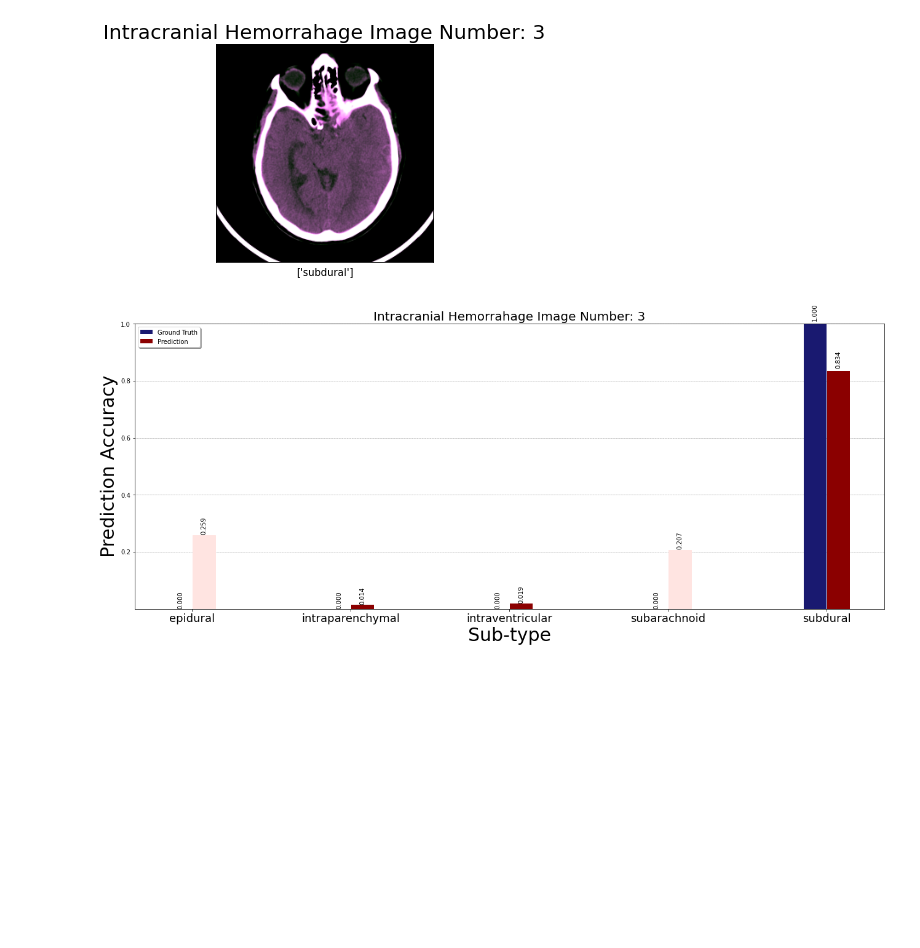
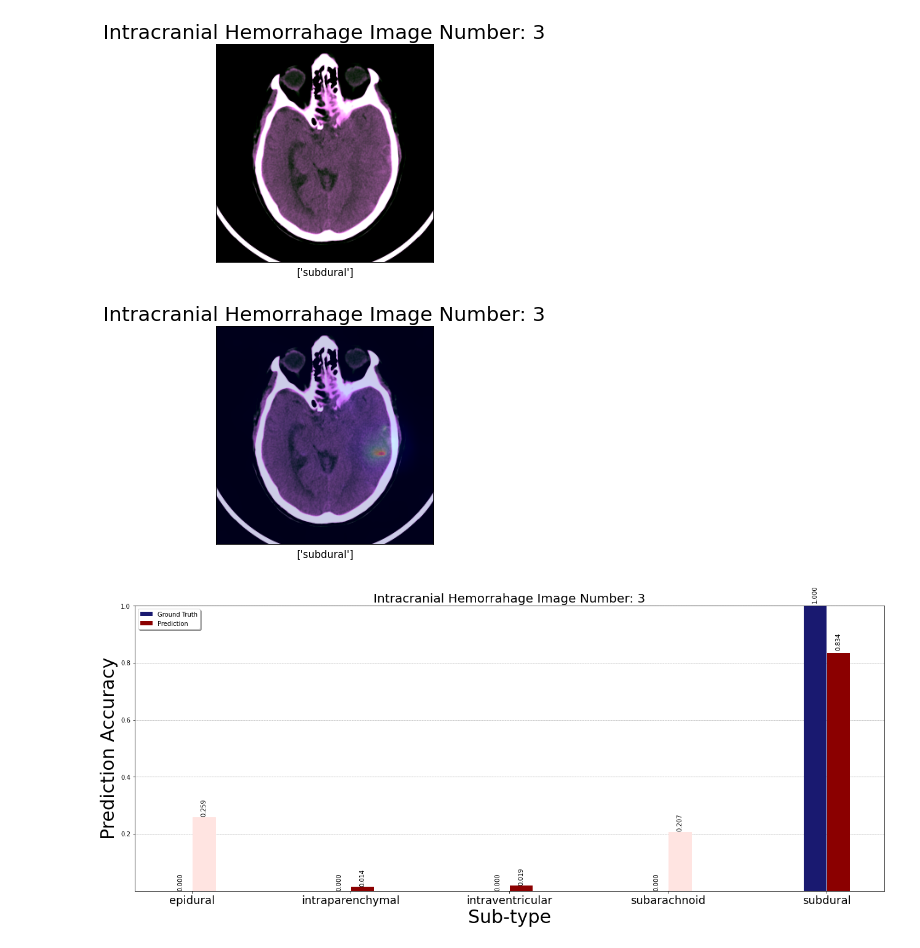
Before and after one commit to yebiny/Diagnosis-brain-CTimages, a Jupyter notebook: 6-CAM/Visualization_2.ipynb, the cells around one changed output. Saved outputs shown, nothing was run; the diff lists cells and outputs as text; code cells hidden in the pictures; blank space fills up the shorter version.

Commit message:
modified visualization

```diff
--- a/6-CAM/Visualization.ipynb
+++ b/6-CAM/Visualization_2.ipynb
@@ -329,6 +329,13 @@ plot_image(i + start_point, predictions, y_test, x_test)
 plt.show()
 # %% [output]
 [figure]
+# %%
+plot_image(i + start_point, predictions, y_test, x_test)
+gd = np.load('gradient.npy')
+plt.imshow(gd, cmap='jet', alpha=.2, interpolation='nearest')
+plt.show()
+# %% [output]
+[figure, added]
 # %%
 plot_value_array(i + start_point, predictions, y_test)
 plt.show()
```
Also changed, not shown: parts of 1 cell of this notebook, 1 other file.
